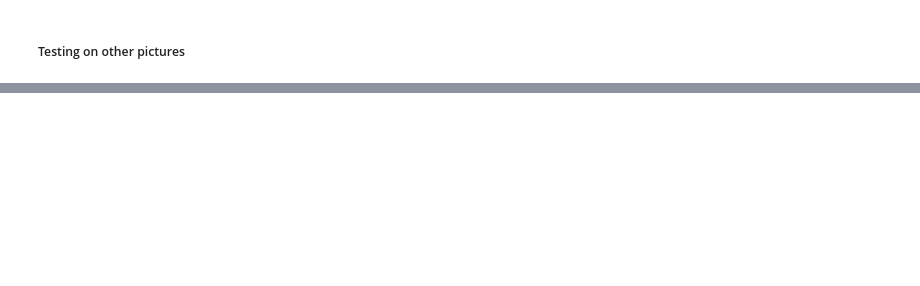
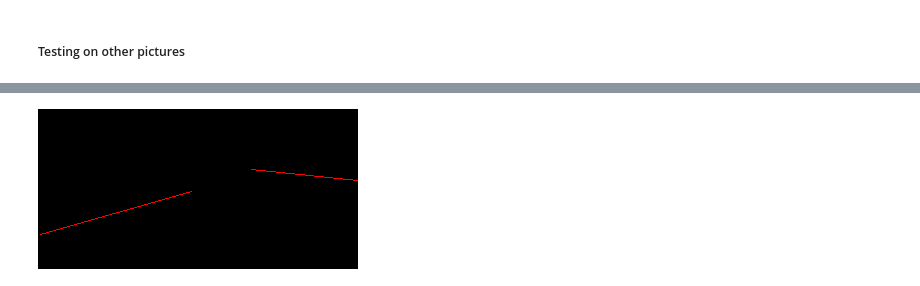
Before and after one commit to TheoLvs/reinforcement-learning, a Jupyter notebook: 3. Self Driving Car/Udacity environment/1. Udacity environment - preprocessing.ipynb, the cells around one changed output, grey strips where cells are left out. Drawn from its saved outputs; the diff is of its cells as text; code cells hidden in the pictures; blank space fills up the shorter version.

```diff
--- a/3. Self Driving Car/Udacity environment/1. Udacity environment - preprocessing.ipynb
+++ b/3. Self Driving Car/Udacity environment/1. Udacity environment - preprocessing.ipynb
@@ -132,18 +130,0 @@ x = Image.fromarray(img_lanes)
-# %%
-from io import StringIO,BytesIO
-import IPython
-
-class CameraImage(object):
-    def __init__(self,image):
-        self.img = image
-        self.array = self.to_array()
-
-    def to_array(self):
-        return np.array(self.img)
-
-    def set_array(self,array):
-        self.array = array
-        self.img = Image.fromarray(array)
-
-    def _repr_png_(self):
-        return self.img._repr_png_()
@@ -175,0 +146,6 @@ def preprocess(img):
+# %%
+x2 = CameraImage(test_image_2)
+l,r = x2.preprocess(threshold=50,min_length=100,main_lines = True)
+x2
+# %% [output]
+[figure, added]
```
Also changed, not shown: parts of 19 cells of this notebook, 1 other file.
